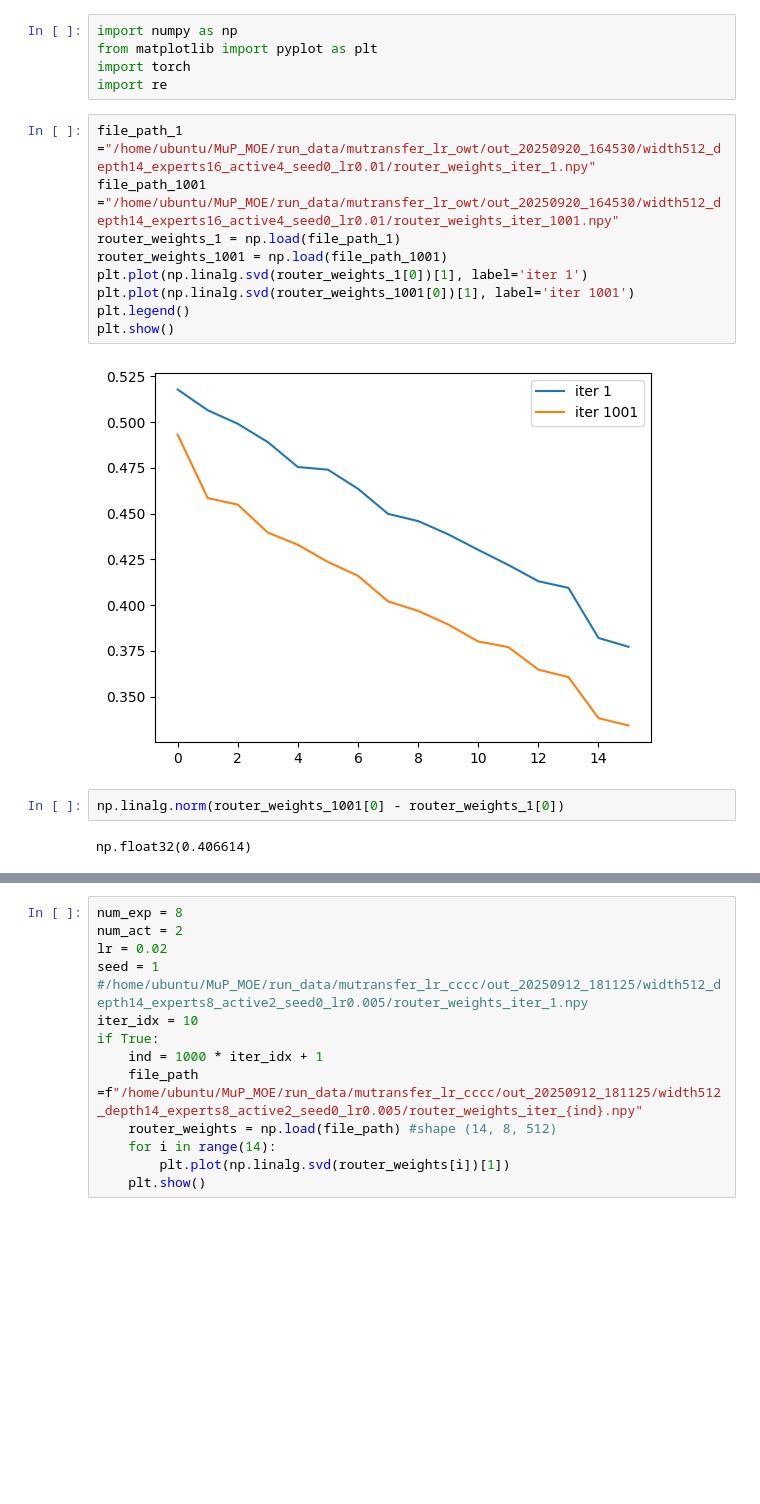
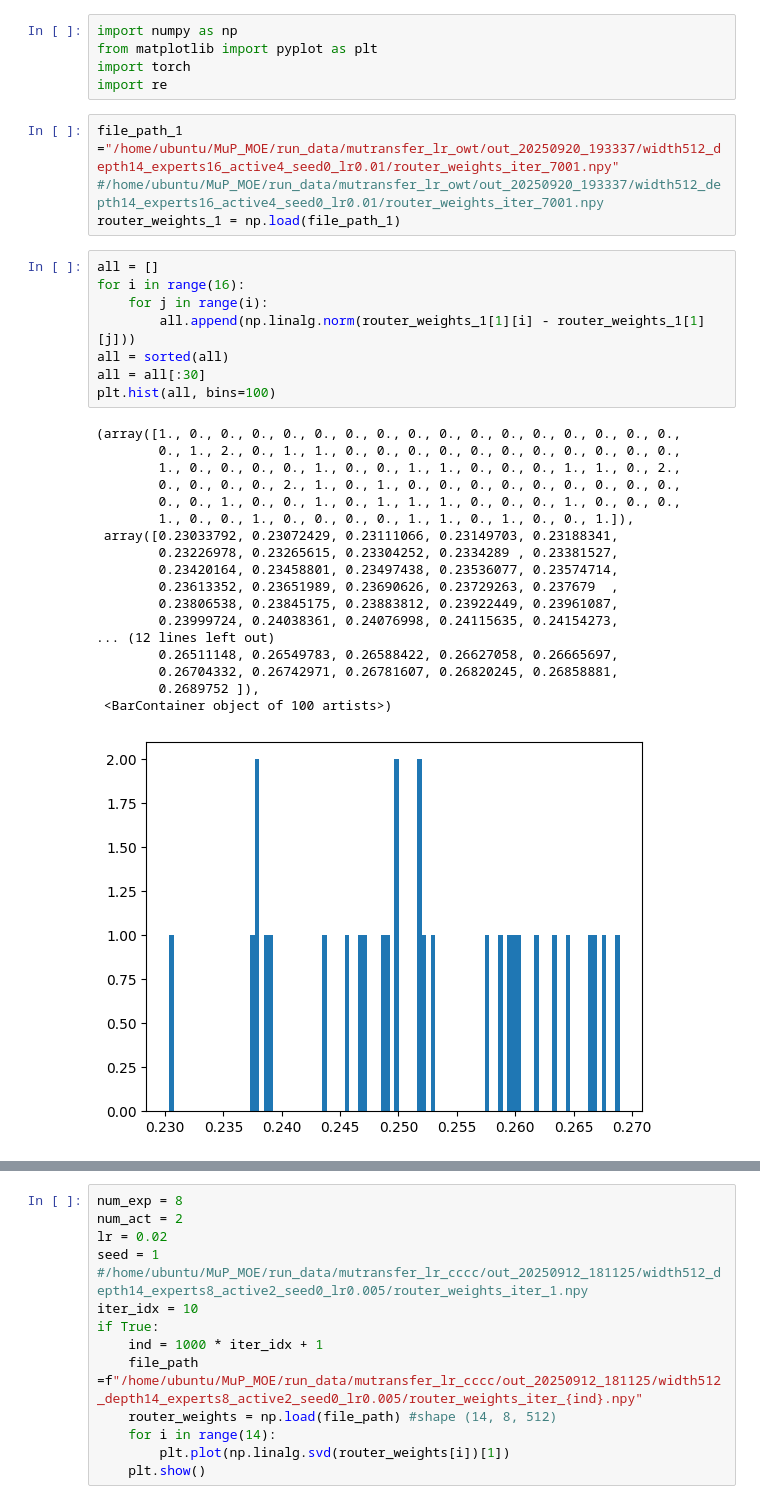
Before and after one commit to Petyrrrrr/MuP_MOE, a Jupyter notebook: scripts.ipynb, the cells around one changed output, grey strips where cells are left out. Saved outputs shown, nothing was run; the diff lists cells and outputs as text; blank space fills up the shorter version.

```diff
--- a/scripts.ipynb
+++ b/scripts.ipynb
@@ -4,17 +4,33 @@ from matplotlib import pyplot as plt
 import torch
 import re
 # %%
-file_path_1 ="/home/ubuntu/MuP_MOE/run_data/mutransfer_lr_owt/out_20250920_164530/width512_depth14_experts16_active4_seed0_lr0.01/router_weights_iter_1.npy"
-file_path_1001 ="/home/ubuntu/MuP_MOE/run_data/mutransfer_lr_owt/out_20250920_164530/width512_depth14_experts16_active4_seed0_lr0.01/router_weights_iter_1001.npy"
+file_path_1 ="/home/ubuntu/MuP_MOE/run_data/mutransfer_lr_owt/out_20250920_193337/width512_depth14_experts16_active4_seed0_lr0.01/router_weights_iter_7001.npy"
+#/home/ubuntu/MuP_MOE/run_data/mutransfer_lr_owt/out_20250920_193337/width512_depth14_experts16_active4_seed0_lr0.01/router_weights_iter_7001.npy
 router_weights_1 = np.load(file_path_1)
-router_weights_1001 = np.load(file_path_1001)
-plt.plot(np.linalg.svd(router_weights_1[0])[1], label='iter 1')
-plt.plot(np.linalg.svd(router_weights_1001[0])[1], label='iter 1001')
-plt.legend()
-plt.show()
-# %% [output]
-[figure, removed]
-# %%
-np.linalg.norm(router_weights_1001[0] - router_weights_1[0])
-# %% [output]
-np.float32(0.406614)
+# %%
+all = []
+for i in range(16):
+    for j in range(i):
+        all.append(np.linalg.norm(router_weights_1[1][i] - router_weights_1[1][j]))
+all = sorted(all)
+all = all[:30]
+plt.hist(all, bins=100)
+# %% [output]
+(array([1., 0., 0., 0., 0., 0., 0., 0., 0., 0., 0., 0., 0., 0., 0., 0., 0.,
+        0., 1., 2., 0., 1., 1., 0., 0., 0., 0., 0., 0., 0., 0., 0., 0., 0.,
+        1., 0., 0., 0., 0., 1., 0., 0., 1., 1., 0., 0., 0., 1., 1., 0., 2.,
+        0., 0., 0., 0., 2., 1., 0., 1., 0., 0., 0., 0., 0., 0., 0., 0., 0.,
+        0., 0., 1., 0., 0., 1., 0., 1., 1., 1., 0., 0., 0., 1., 0., 0., 0.,
+        1., 0., 0., 1., 0., 0., 0., 0., 1., 1., 0., 1., 0., 0., 1.]),
+ array([0.23033792, 0.23072429, 0.23111066, 0.23149703, 0.23188341,
+        0.23226978, 0.23265615, 0.23304252, 0.2334289 , 0.23381527,
+        0.23420164, 0.23458801, 0.23497438, 0.23536077, 0.23574714,
+        0.23613352, 0.23651989, 0.23690626, 0.23729263, 0.237679  ,
+        0.23806538, 0.23845175, 0.23883812, 0.23922449, 0.23961087,
+        0.23999724, 0.24038361, 0.24076998, 0.24115635, 0.24154273,
+... (12 lines left out)
+        0.26511148, 0.26549783, 0.26588422, 0.26627058, 0.26665697,
+        0.26704332, 0.26742971, 0.26781607, 0.26820245, 0.26858881,
+        0.2689752 ]),
+ <BarContainer object of 100 artists>)
+[figure, added]
```
Also changed, not shown: parts of 3 cells of this notebook, 3 other files.
